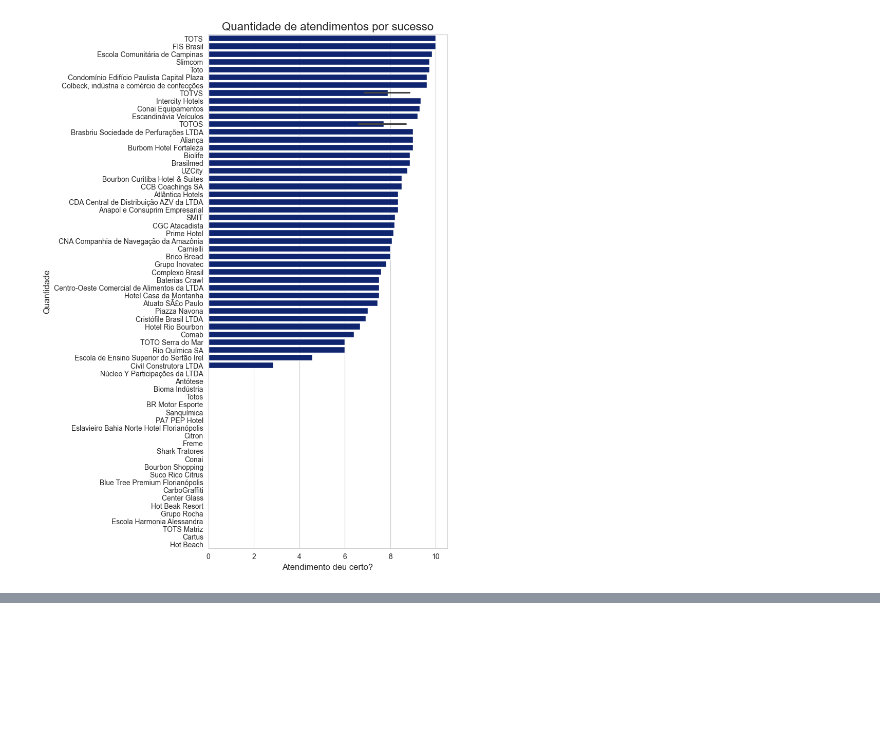
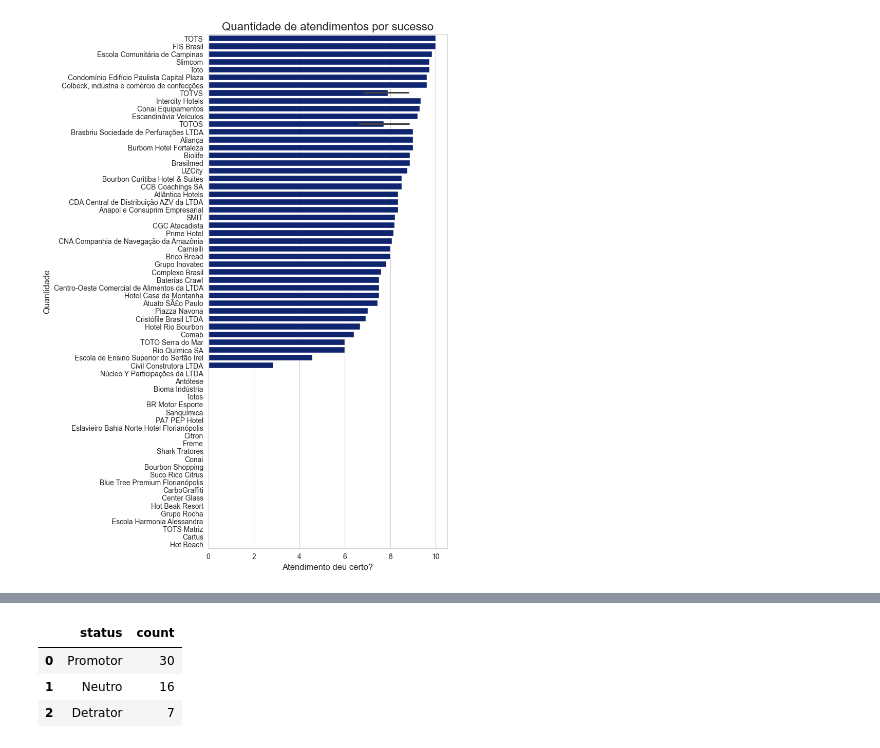
Before and after one commit to Gbrlmoraes/VoiceToInsight, a Jupyter notebook: notebooks/exploratory_data_analysis.ipynb, the cells around one changed output, grey strips where cells are left out. Drawn from its saved outputs; the diff is of its cells as text; code cells hidden in the pictures; blank space fills up the shorter version.

```diff
--- a/notebooks/exploratory_data_analysis.ipynb
+++ b/notebooks/exploratory_data_analysis.ipynb
@@ -165,0 +197,7 @@ plt.show()
+# %%
+pd.DataFrame(df['status'].value_counts()).reset_index()
+# %% [output]
+|  | status | count |
+| 0 | Promotor | 30 |
+| 1 | Neutro | 16 |
+| 2 | Detrator | 7 |
```
Also changed, not shown: parts of 6 cells of this notebook, 1 other file.
